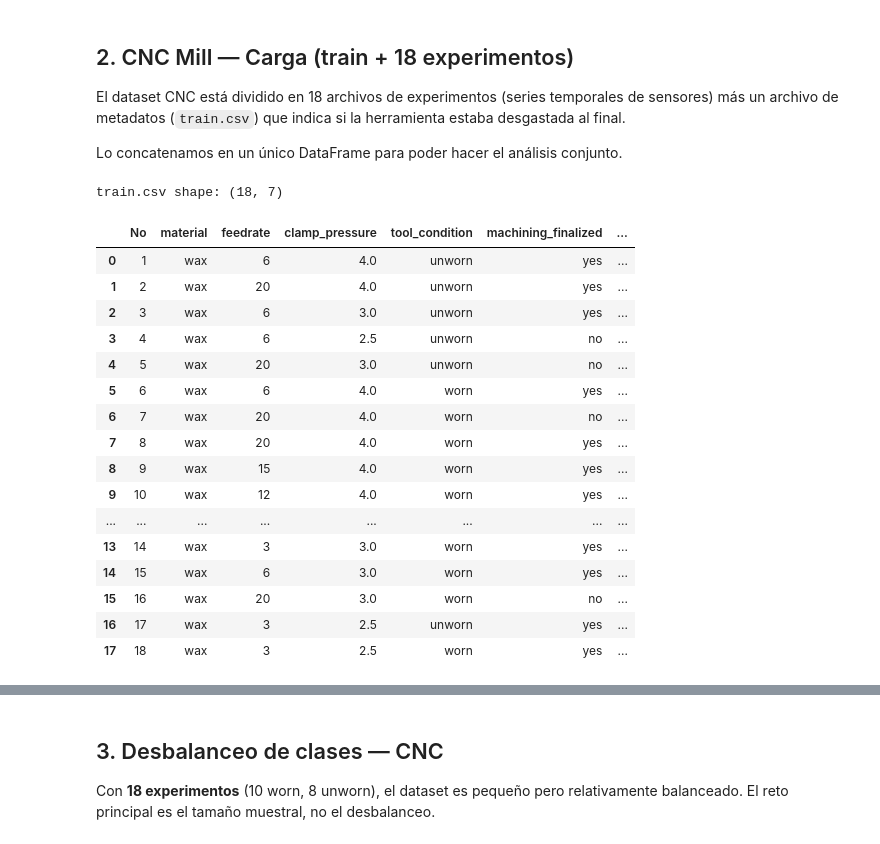
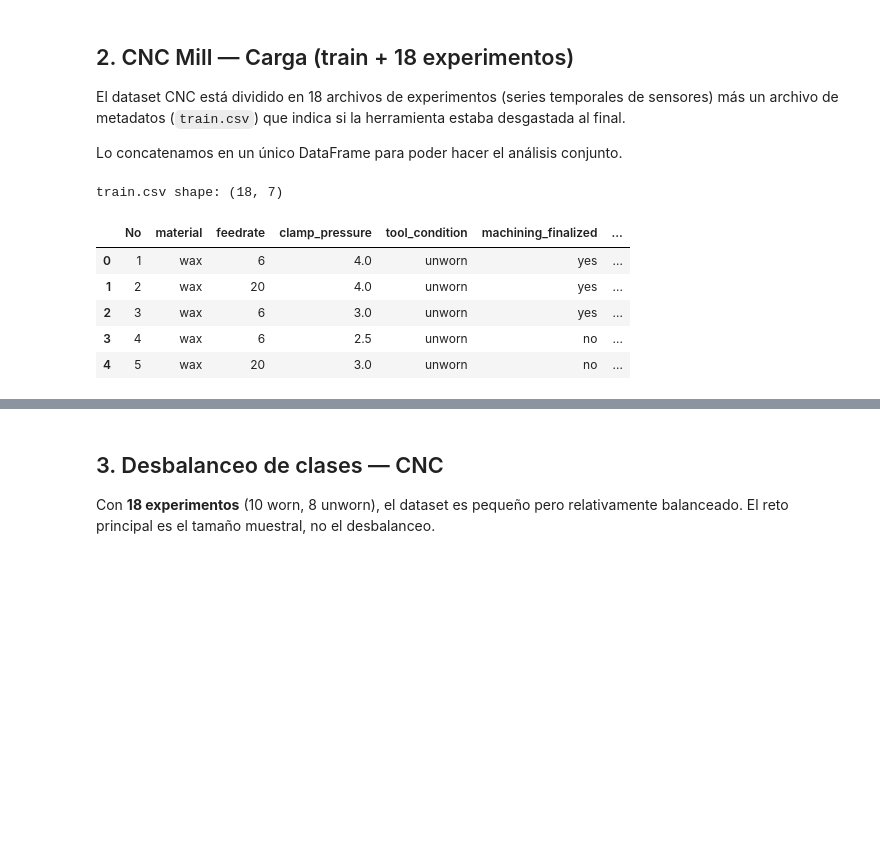
Before and after one commit to ngalparsoro/Milling-Machine-Failure-Prediction, a Jupyter notebook: notebooks/01_02_EDA_CNC.ipynb, the cells around one changed output, grey strips where cells are left out. Drawn from its saved outputs; the diff is of its cells as text; code cells hidden in the pictures; blank space fills up the shorter version.

```diff
--- a/notebooks/01_02_EDA_CNC.ipynb
+++ b/notebooks/01_02_EDA_CNC.ipynb
@@ -23,27 +25,16 @@ Lo concatenamos en un único DataFrame para poder hacer el análisis conjunto.
 # %%
 # Metadata de experimentos
 train = pd.read_csv(f'{CNC_DIR}/train.csv')
 print('train.csv shape:', train.shape)
-train
+train.head(5)
 # %% [output]
 train.csv shape: (18, 7)
 |  | No | material | feedrate | clamp_pressure | tool_condition | machining_finalized | ... |
 | 0 | 1 | wax | 6 | 4.0 | unworn | yes | ... |
 | 1 | 2 | wax | 20 | 4.0 | unworn | yes | ... |
 | 2 | 3 | wax | 6 | 3.0 | unworn | yes | ... |
 | 3 | 4 | wax | 6 | 2.5 | unworn | no | ... |
 | 4 | 5 | wax | 20 | 3.0 | unworn | no | ... |
-| 5 | 6 | wax | 6 | 4.0 | worn | yes | ... |
-| 6 | 7 | wax | 20 | 4.0 | worn | no | ... |
-| 7 | 8 | wax | 20 | 4.0 | worn | yes | ... |
-| 8 | 9 | wax | 15 | 4.0 | worn | yes | ... |
-| 9 | 10 | wax | 12 | 4.0 | worn | yes | ... |
-| ... | ... | ... | ... | ... | ... | ... | ... |
-| 13 | 14 | wax | 3 | 3.0 | worn | yes | ... |
-| 14 | 15 | wax | 6 | 3.0 | worn | yes | ... |
-| 15 | 16 | wax | 20 | 3.0 | worn | no | ... |
-| 16 | 17 | wax | 3 | 2.5 | unworn | yes | ... |
-| 17 | 18 | wax | 3 | 2.5 | worn | yes | ... |
 # %%
 # Cargar y concatenar los 18 archivos de experimento
 dfs = []
```
Also changed, not shown: parts of 3 cells of this notebook, 14 other files.
